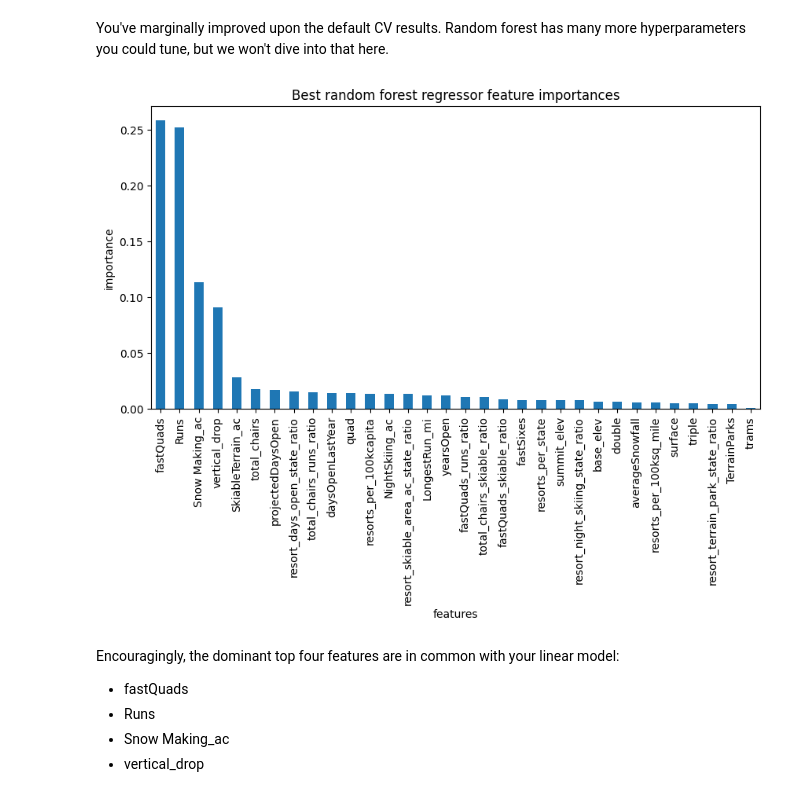
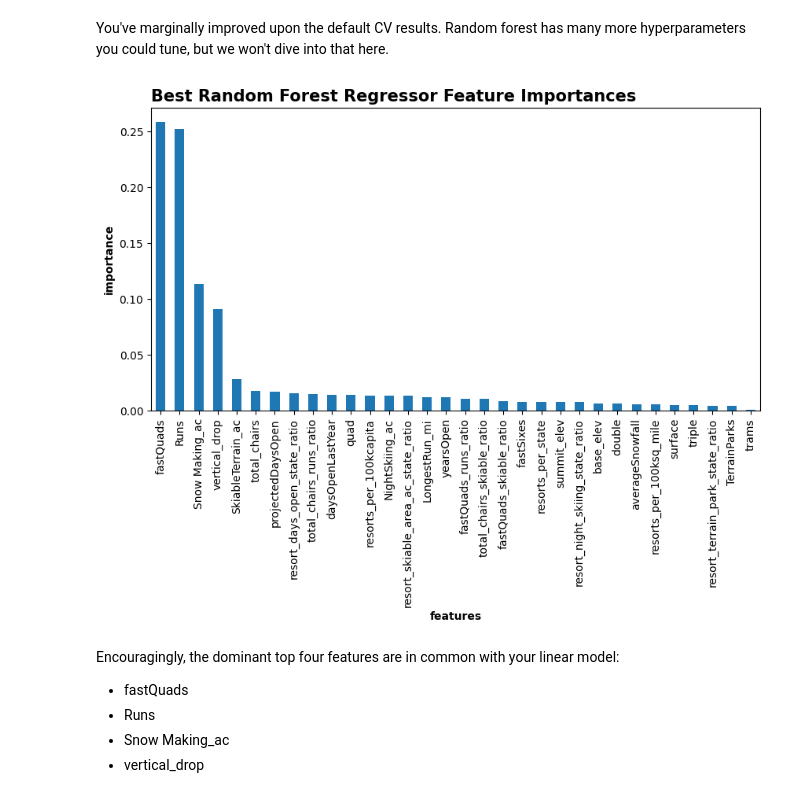
Before and after one commit to TristanPetersDS/Guided-Capstone, a Jupyter notebook: Notebooks/04_preprocessing_and_training.ipynb, the cells around one changed output. Drawn from its saved outputs; the diff is of its cells as text; code cells hidden in the pictures.

```diff
--- a/Notebooks/04_preprocessing_and_training.ipynb
+++ b/Notebooks/04_preprocessing_and_training.ipynb
@@ -1030,19 +1030,25 @@ You've marginally improved upon the default CV results. Random forest has many m
 # %%
 #Code task 27#
 #Plot a barplot of the random forest's feature importances,
 #assigning the `feature_importances_` attribute of
 #`rf_grid_cv.best_estimator_.named_steps.randomforestregressor` to the name `imps` to then
 #create a pandas Series object of the feature importances, with the index given by the
 #training data column names, sorting the values in descending order
+out_dir = r"C:\Users\Tristan\Desktop\SpringBoard\Projects\Capstone 1\Guided-Capstone\Figures\4 - Model Development"
+description = 'Best Random Forest Regressor Feature Importances'
+file_name = f"5 - {description}.png"
 plt.subplots(figsize=(10, 5))
 imps = rf_grid_cv.best_estimator_.named_steps.randomforestregressor.feature_importances_
 rf_feat_imps = pd.Series(imps, index=X_train.columns).sort_values(ascending=False)
 rf_feat_imps.plot(kind='bar')
-plt.xlabel('features')
-plt.ylabel('importance')
-plt.title('Best random forest regressor feature importances');
+plt.xlabel('features', fontweight='bold')
+plt.ylabel('importance', fontweight='bold')
+plt.title('Best Random Forest Regressor Feature Importances', loc='left', fontsize='15', fontweight='bold');
+# Specify the full path to your directory and the filename
+save_path = os.path.join(out_dir, file_name)
+plt.savefig(save_path, dpi=300, bbox_inches='tight')
 # %% [output]
-[figure, old version]
+[figure, new version]
 # %% [markdown]
 Encouragingly, the dominant top four features are in common with your linear model:
 * fastQuads
```
Also changed, not shown: parts of 6 cells of this notebook, 24 other files.
